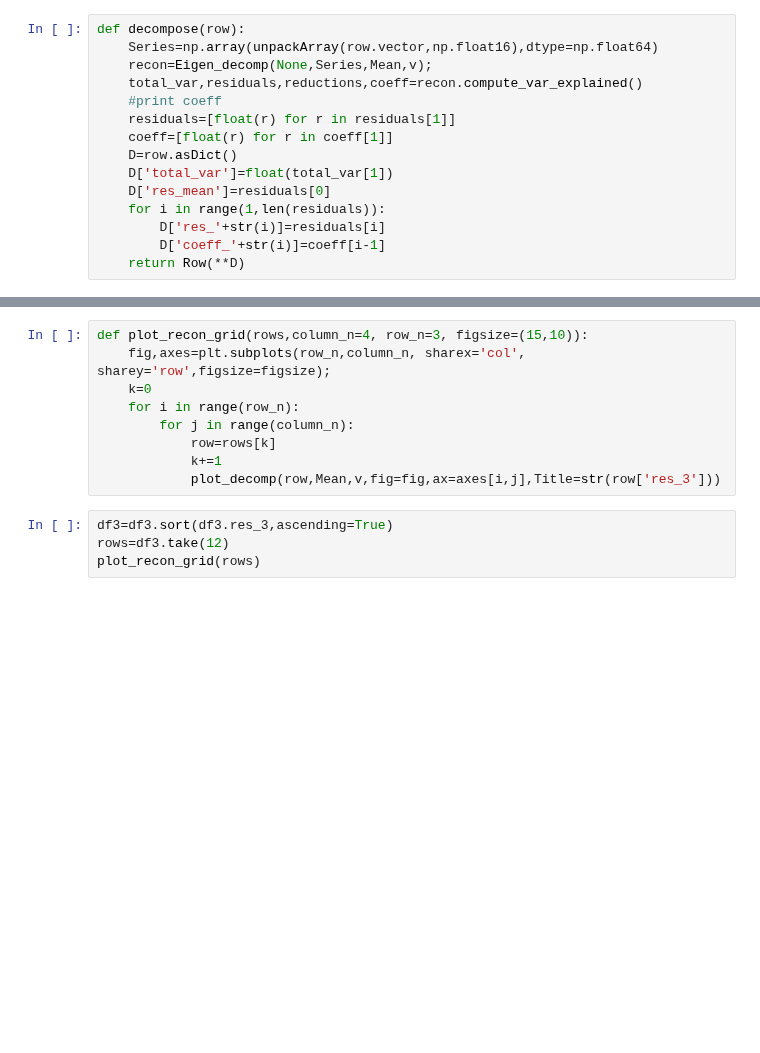
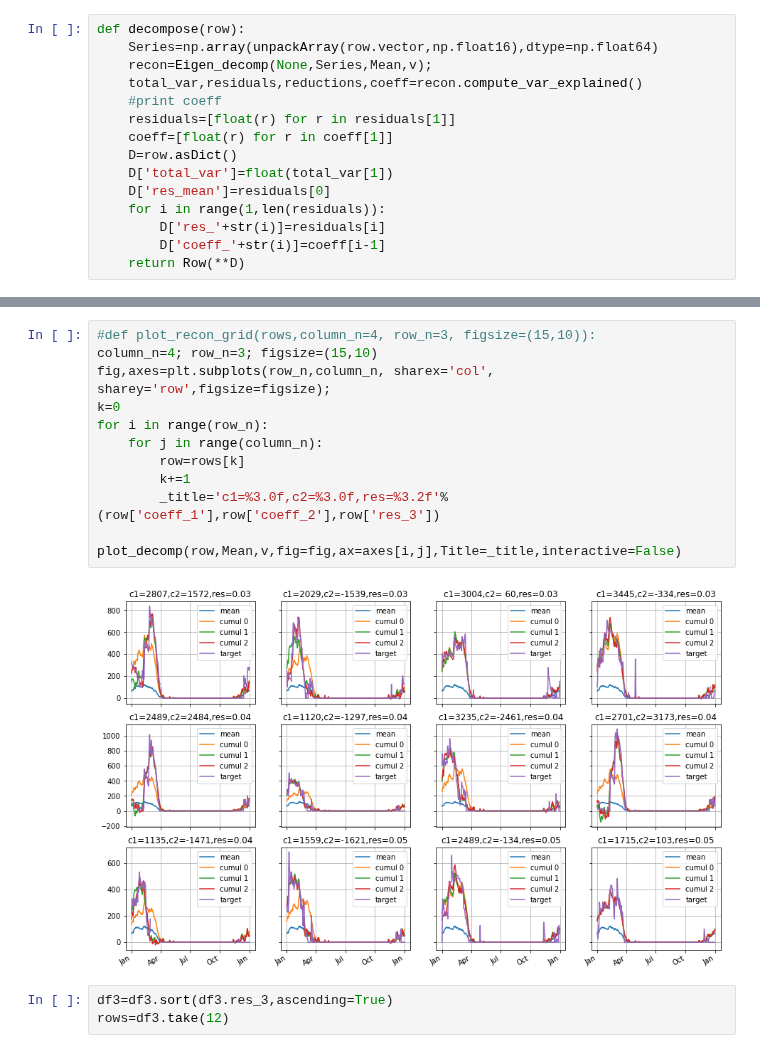
Before and after one commit to ucsd-edx/edX-Micro-Master-in-Data-Science, a Jupyter notebook: big-data-analytics-using-spark/notebooks/2.PCA/4.5 Weather Analysis - reconstruction.ipynb, the cells around one changed output, grey strips where cells are left out. Saved outputs shown, nothing was run; the diff lists cells and outputs as text; blank space fills up the shorter version.

```diff
--- a/big-data-analytics-using-spark/notebooks/2.PCA/4.5 Weather Analysis - reconstruction.ipynb
+++ b/big-data-analytics-using-spark/notebooks/2.PCA/4.5 Weather Analysis - reconstruction.ipynb
@@ -312,13 +251,16 @@ print 'after filter',df3.count()
 # %%
-def plot_recon_grid(rows,column_n=4, row_n=3, figsize=(15,10)):
-    fig,axes=plt.subplots(row_n,column_n, sharex='col', sharey='row',figsize=figsize);
-    k=0
-    for i in range(row_n):
-        for j in range(column_n):
-            row=rows[k]
-            k+=1
-            plot_decomp(row,Mean,v,fig=fig,ax=axes[i,j],Title=str(row['res_3']))
+#def plot_recon_grid(rows,column_n=4, row_n=3, figsize=(15,10)):
+column_n=4; row_n=3; figsize=(15,10)
+fig,axes=plt.subplots(row_n,column_n, sharex='col', sharey='row',figsize=figsize);
+k=0
+for i in range(row_n):
+    for j in range(column_n):
+        row=rows[k]
+        k+=1
+        _title='c1=%3.0f,c2=%3.0f,res=%3.2f'%(row['coeff_1'],row['coeff_2'],row['res_3'])
+        plot_decomp(row,Mean,v,fig=fig,ax=axes[i,j],Title=_title,interactive=False)
+# %% [output]
+[figure, added]
 # %%
 df3=df3.sort(df3.res_3,ascending=True)
 rows=df3.take(12)
-plot_recon_grid(rows)
```
Also changed, not shown: parts of 40 cells of this notebook, 7 other files.
